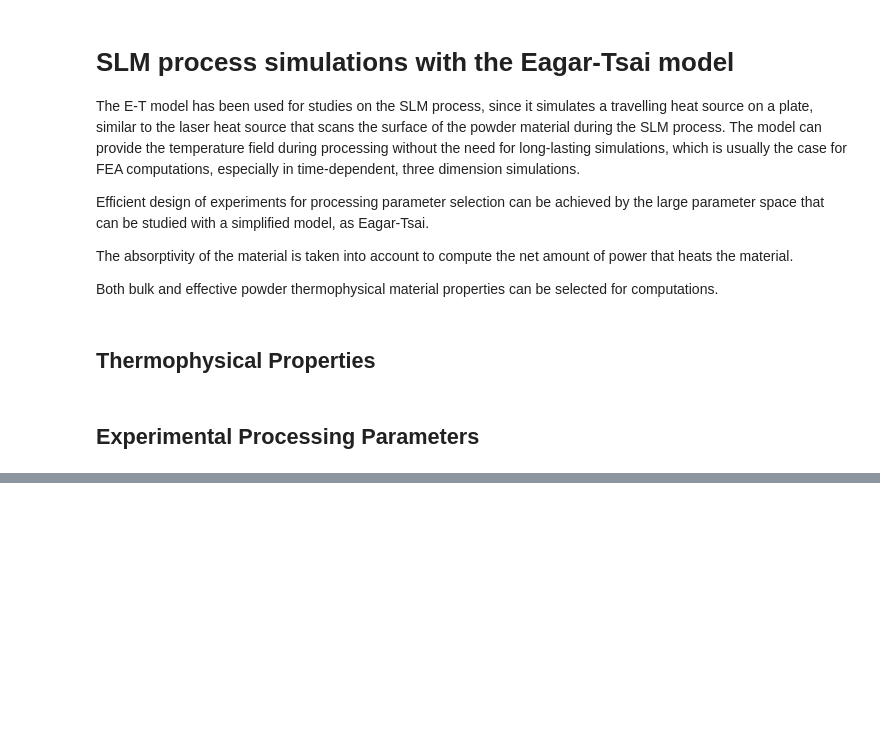
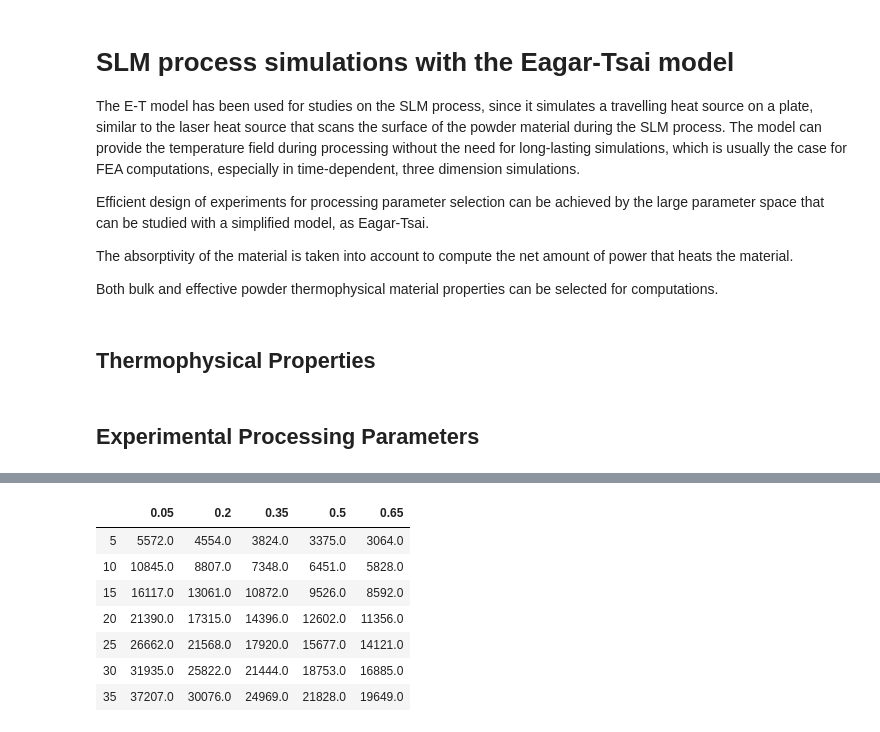
Before and after one commit to panorammix/ETModel_SLM, a Jupyter notebook: Eagar_Tsai_model_SLM.ipynb, the cells around one changed output, grey strips where cells are left out. Saved outputs shown, nothing was run; the diff lists cells and outputs as text; code cells hidden in the pictures; blank space fills up the shorter version.

```diff
--- a/Eagar_Tsai_model_SLM.ipynb
+++ b/Eagar_Tsai_model_SLM.ipynb
@@ -549,0 +413,12 @@ print ('Maximum quad errors',numpy.max(Error_depth_LB), numpy.max(Error_width_LB
+# %%
+TMAX = pandas.DataFrame(numpy.around(Tmax,0), columns = column_names, index = row_names )
+TMAX
+# %% [output]
+|  | 0.05 | 0.2 | 0.35 | 0.5 | 0.65 |
+| 5 | 5572.0 | 4554.0 | 3824.0 | 3375.0 | 3064.0 |
+| 10 | 10845.0 | 8807.0 | 7348.0 | 6451.0 | 5828.0 |
+| 15 | 16117.0 | 13061.0 | 10872.0 | 9526.0 | 8592.0 |
+| 20 | 21390.0 | 17315.0 | 14396.0 | 12602.0 | 11356.0 |
+| 25 | 26662.0 | 21568.0 | 17920.0 | 15677.0 | 14121.0 |
+| 30 | 31935.0 | 25822.0 | 21444.0 | 18753.0 | 16885.0 |
+| 35 | 37207.0 | 30076.0 | 24969.0 | 21828.0 | 19649.0 |
```
Also changed, not shown: parts of 21 cells of this notebook.
